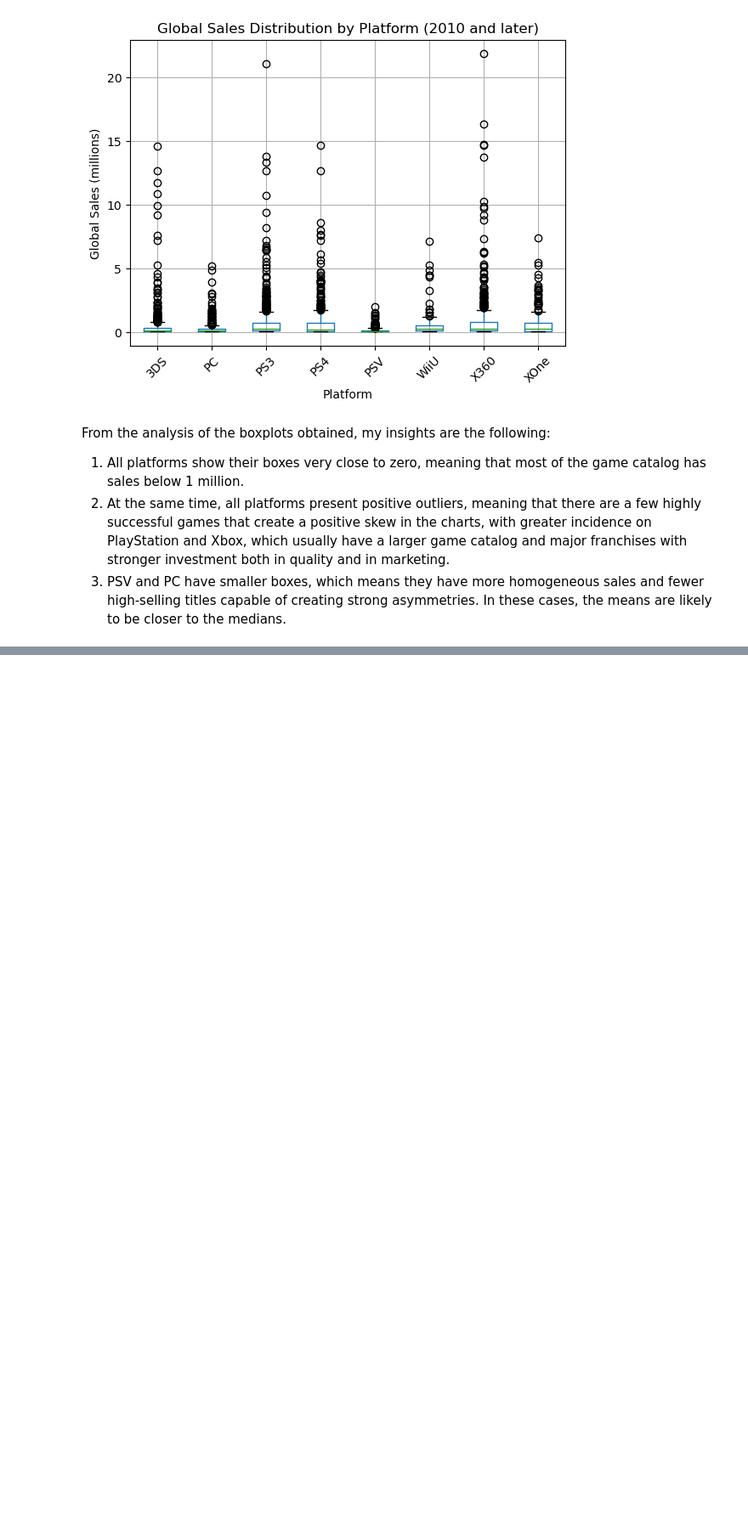
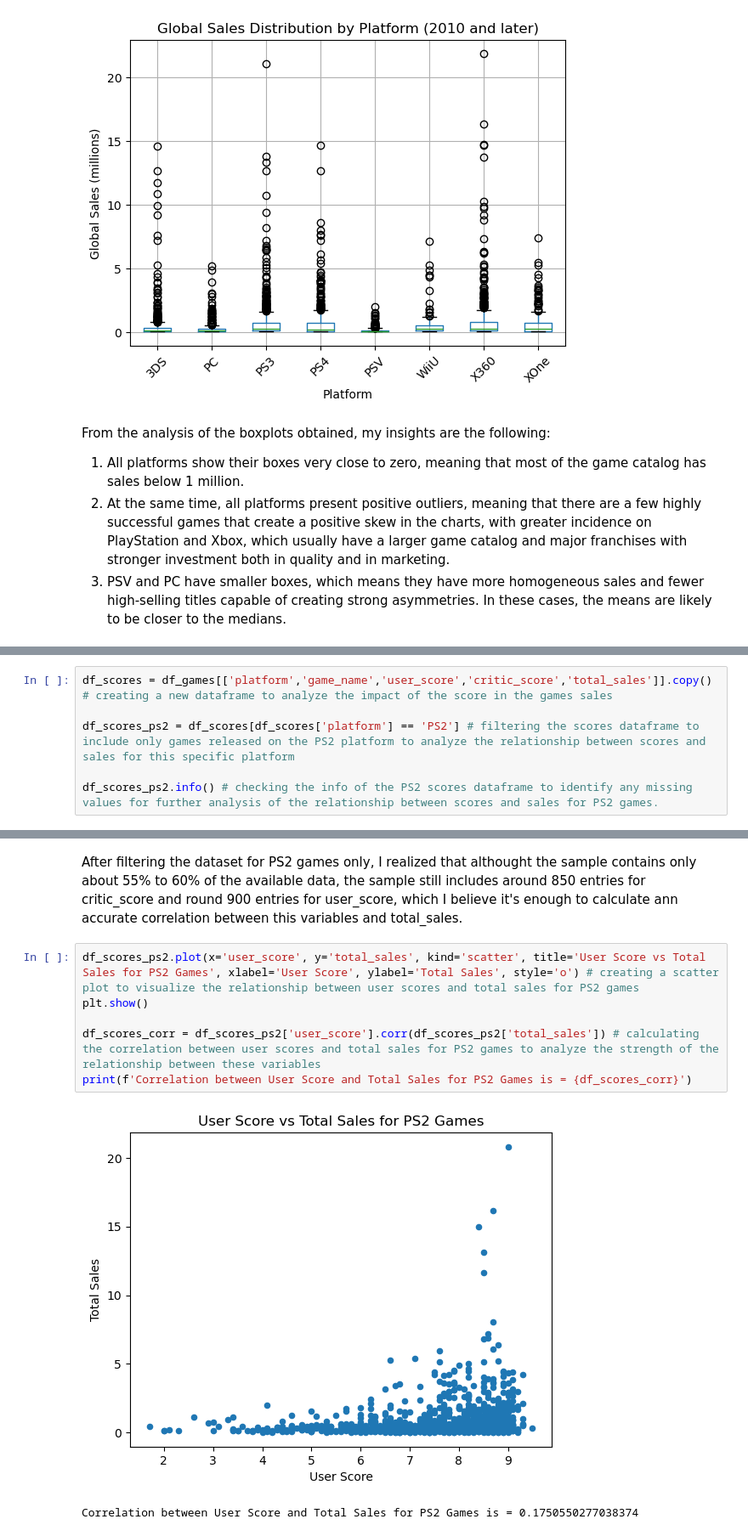
Before and after one commit to BrutusGentil/video_game_market_analysis, a Jupyter notebook: analysis.ipynb, the cells around one changed output, grey strips where cells are left out. Shown at 85% size. Cells and saved outputs as stored; diff of their text form; blank space fills up the shorter version.

```diff
--- a/analysis.ipynb
+++ b/analysis.ipynb
@@ -482,0 +498,6 @@ From the analysis of the boxplots obtained, my insights are the following:
+# %%
+df_scores = df_games[['platform','game_name','user_score','critic_score','total_sales']].copy() # creating a new dataframe to analyze the impact of the score in the games sales
+
+df_scores_ps2 = df_scores[df_scores['platform'] == 'PS2'] # filtering the scores dataframe to include only games released on the PS2 platform to analyze the relationship between scores and sales for this specific platform
+
+df_scores_ps2.info() # checking the info of the PS2 scores dataframe to identify any missing values for further analysis of the relationship between scores and sales for PS2 games.
@@ -482,0 +517,11 @@ From the analysis of the boxplots obtained, my insights are the following:
+# %% [markdown]
+After filtering the dataset for PS2 games only, I realized that althought the sample contains only about 55% to 60% of the available data, the sample still includes around 850 entries for critic_score and round 900 entries for user_score, which I believe it's enough to calculate ann accurate correlation between this variables and total_sales.
+# %%
+df_scores_ps2.plot(x='user_score', y='total_sales', kind='scatter', title='User Score vs Total Sales for PS2 Games', xlabel='User Score', ylabel='Total Sales', style='o') # creating a scatter plot to visualize the relationship between user scores and total sales for PS2 games
+plt.show()
+
+df_scores_corr = df_scores_ps2['user_score'].corr(df_scores_ps2['total_sales']) # calculating the correlation between user scores and total sales for PS2 games to analyze the strength of the relationship between these variables
+print(f'Correlation between User Score and Total Sales for PS2 Games is = {df_scores_corr}')
+# %% [output]
+[figure, added]
+Correlation between User Score and Total Sales for PS2 Games is = 0.1750550277038374
```
Also changed, not shown: parts of 10 cells of this notebook.
